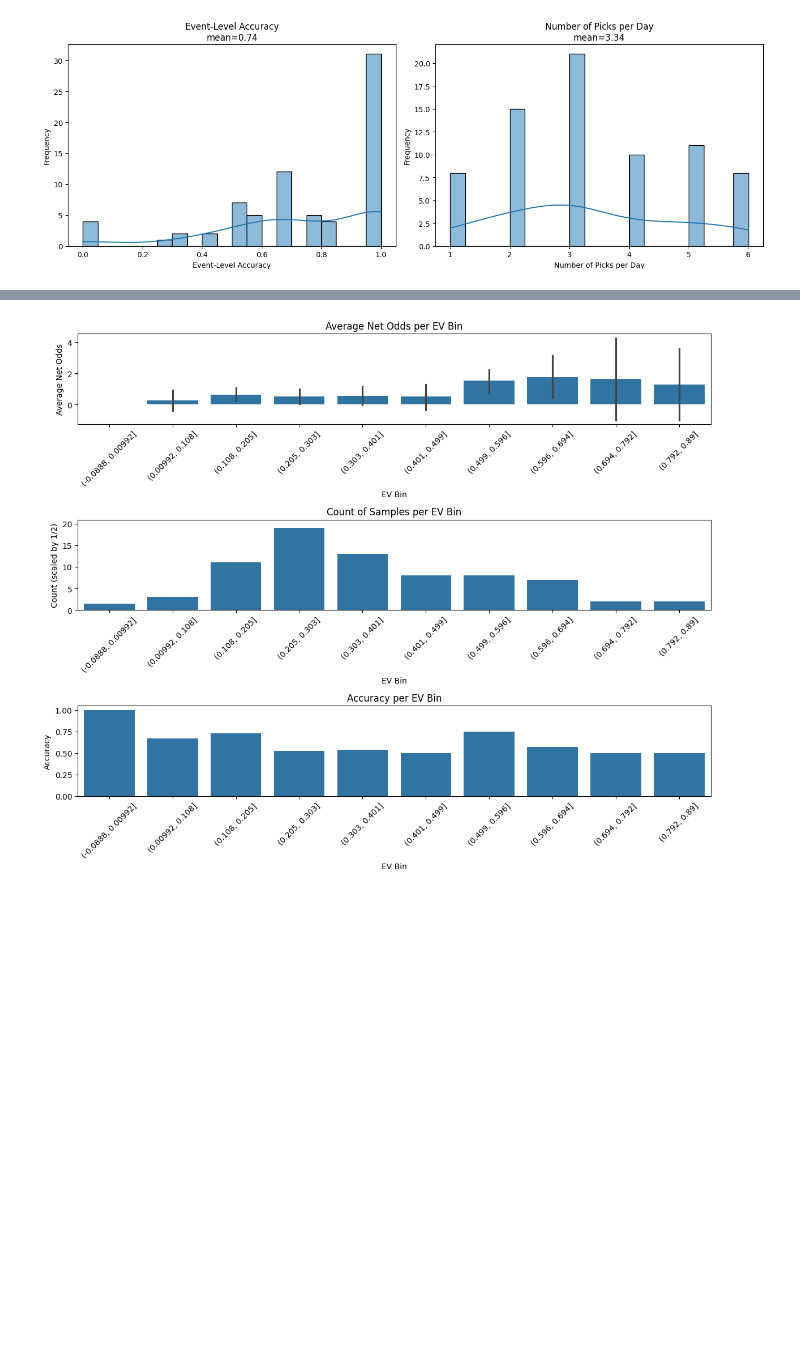
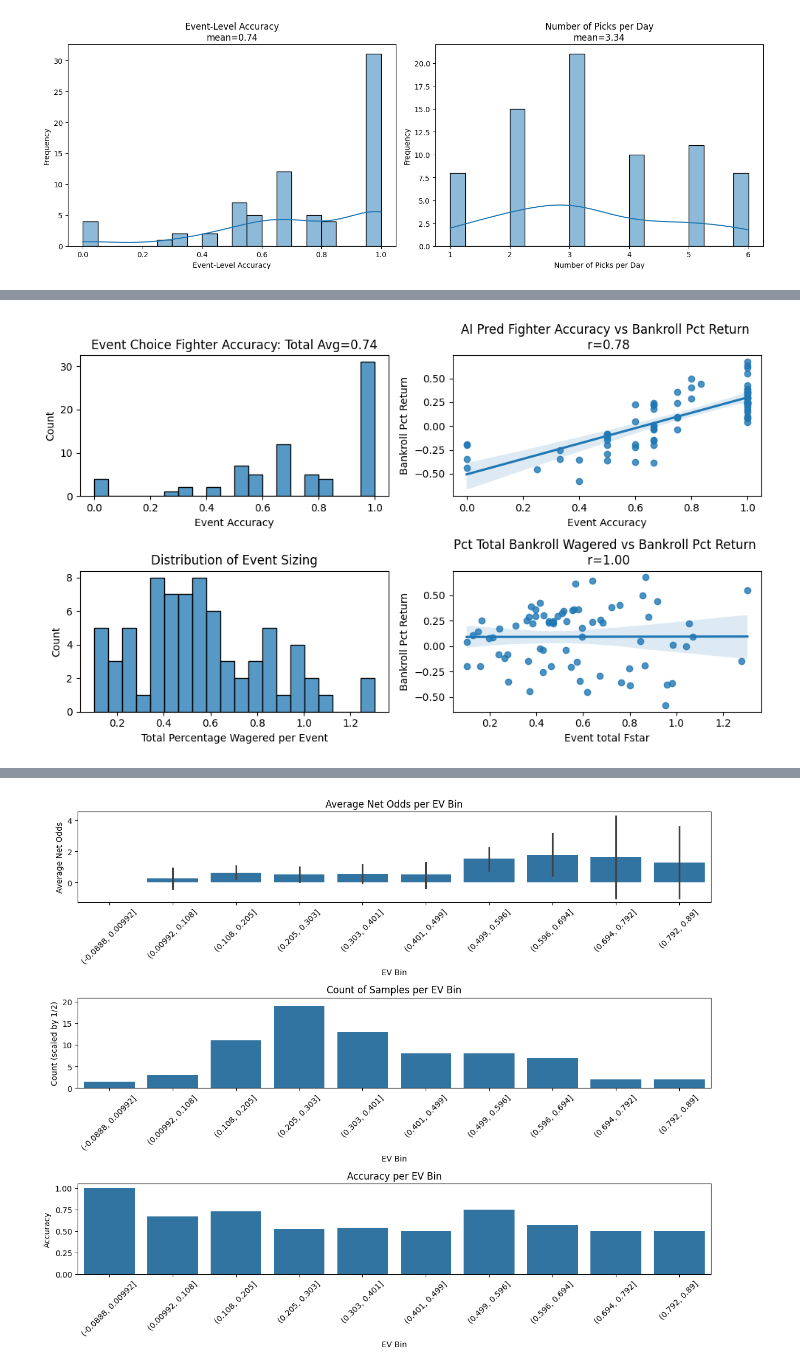
Before and after one commit to jcmarkowicz/sports_betting, a Jupyter notebook: BettingStrategy/Backtest/kelly_plots.ipynb, the cells around one changed output, grey strips where cells are left out. Saved outputs shown, nothing was run; the diff lists cells and outputs as text; code cells hidden in the pictures; blank space fills up the shorter version.

```diff
--- a/BettingStrategy/Backtest/kelly_plots.ipynb
+++ b/BettingStrategy/Backtest/kelly_plots.ipynb
@@ -95,0 +103,4 @@ pick_accuracy(df_kelly_stack1)
+# %%
+summary_stats(df_kelly_stack1)
+# %% [output]
+[figure, added]
```
Also changed, not shown: parts of 5 cells of this notebook, 24 other files.
